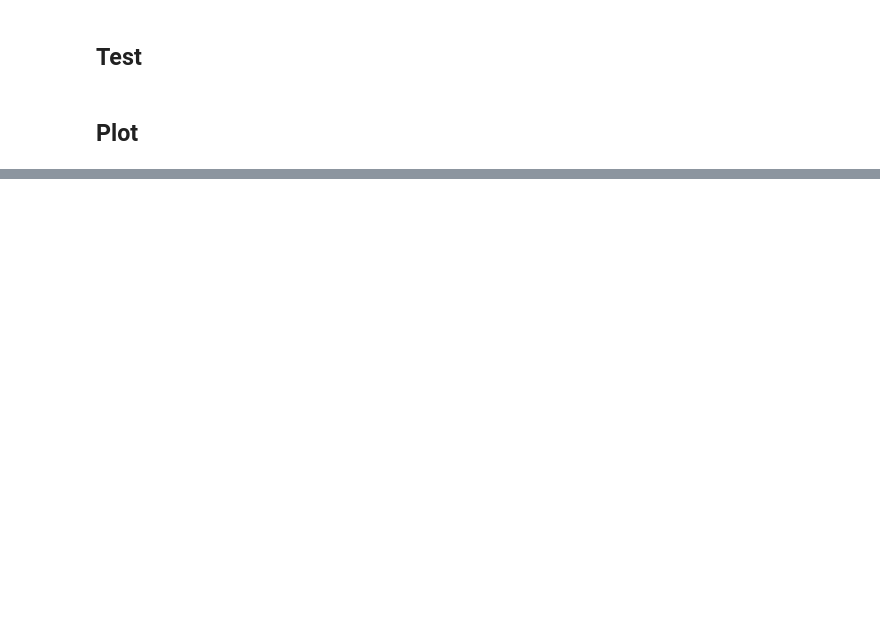
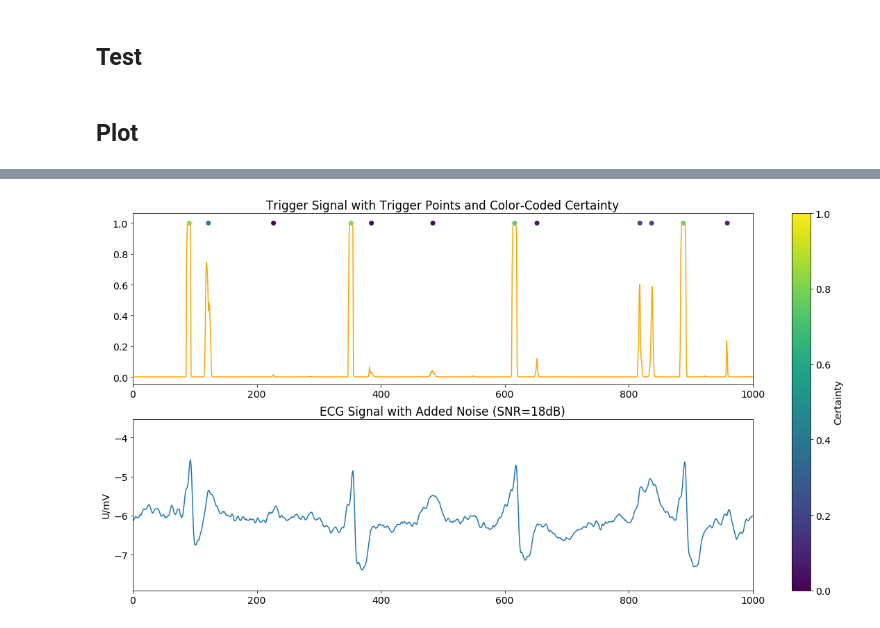
Before and after one commit to jchromik/qrs-certainty, a Jupyter notebook: notebooks/Certainty.ipynb, the cells around one changed output, grey strips where cells are left out. Cells and saved outputs as stored; diff of their text form; code cells hidden in the pictures; blank space fills up the shorter version.

```diff
--- a/notebooks/Certainty.ipynb
+++ b/notebooks/Certainty.ipynb
@@ -134,0 +135,26 @@ for idx in range(len(test_records)):
+# %%
+idx=1
+
+plt.rcParams.update({'font.size': 14})
+
+fig, axes = plt.subplots(ncols=1, nrows=2)
+ax_ts, ax_ecg = axes
+fig.set_size_inches(20,10)
+
+ax_ts.plot(trigger_signals[idx], color='orange', zorder=5)
+tp = ax_ts.scatter(
+    detected_triggers[idx], [1]*len(detected_triggers[idx]),
+    c=certainties[idx], cmap='viridis', vmin=0, vmax=1, zorder=10)
+ax_ts.set_xlim(0,1000)
+ax_ts.set_title("Trigger Signal with Trigger Points and Color-Coded Certainty")
+
+ax_ecg.plot(test_records[idx].p_signal.T[0])
+ax_ecg.set_xlim(0,1000)
+ax_ecg.set_ylabel("U/mV")
+ax_ecg.set_title("ECG Signal with Added Noise (SNR=18dB)")
+
+fig.colorbar(tp, ax=axes.ravel().tolist(), label="Certainty")
+
+plt.show()
+# %% [output]
+[figure, added]
```
Also changed, not shown: parts of 5 cells of this notebook.
